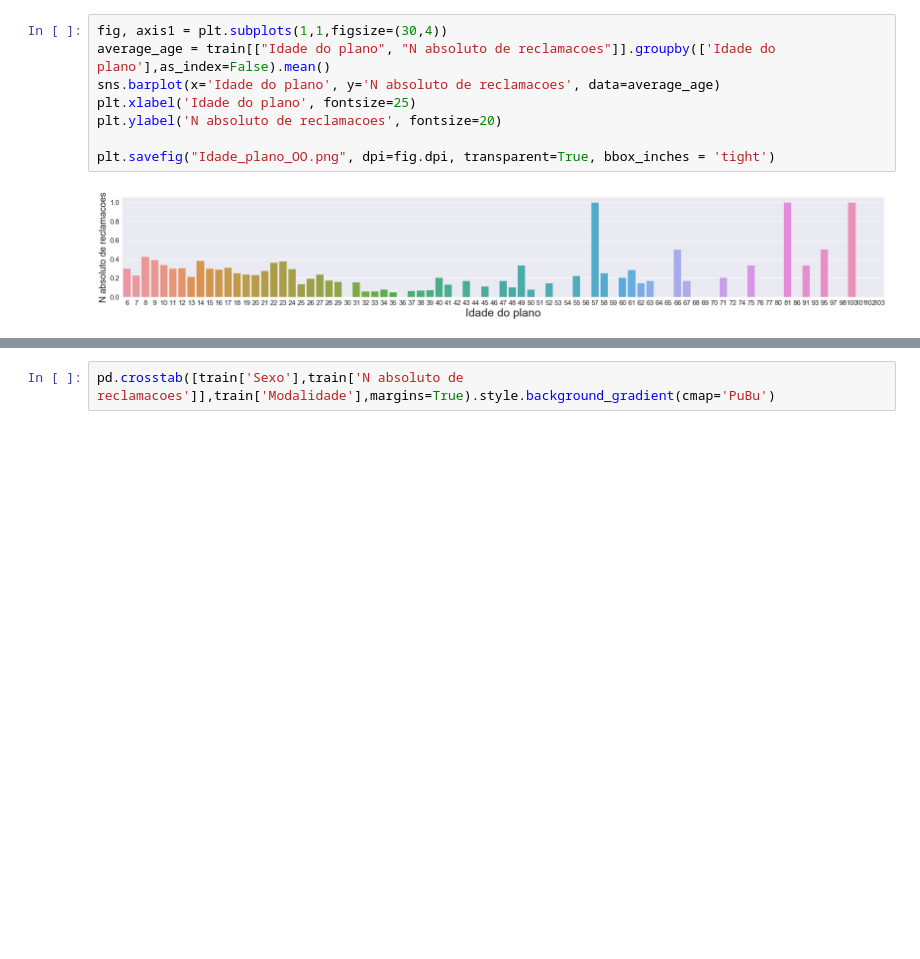
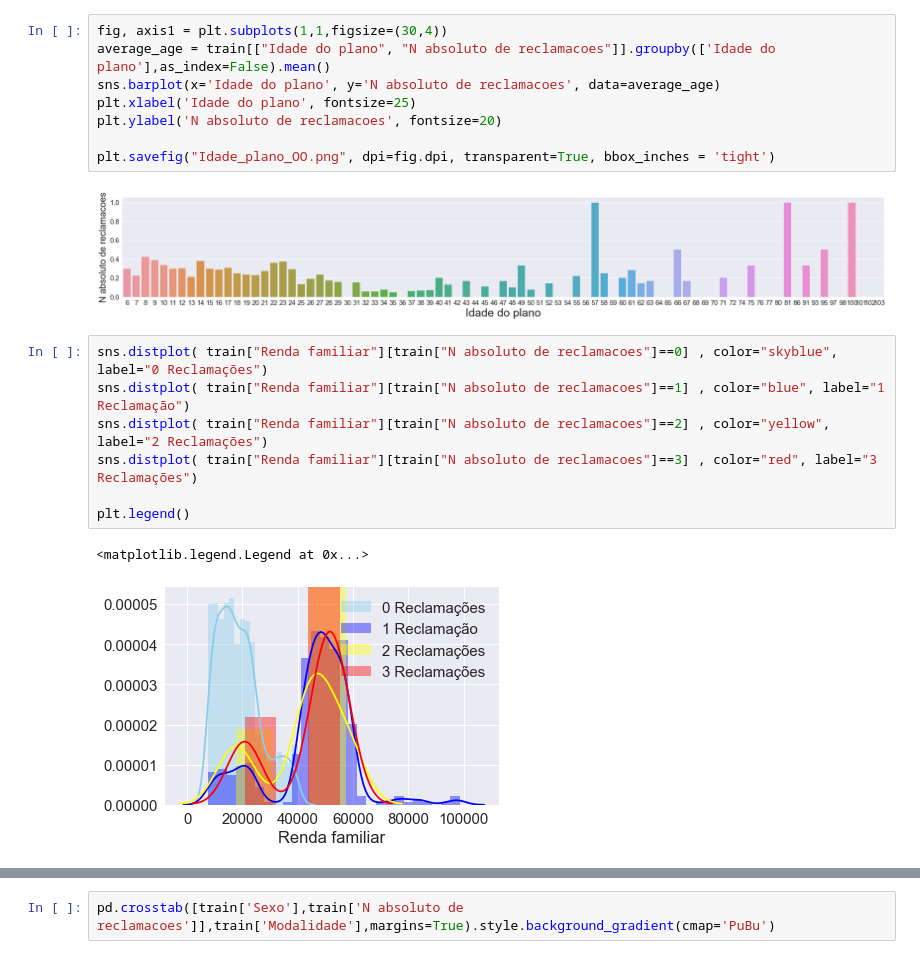
Before and after one commit to Pombalino/FGV, a Jupyter notebook: Análise BD Competition.ipynb, the cells around one changed output, grey strips where cells are left out. Cells and saved outputs as stored; diff of their text form; blank space fills up the shorter version.

```diff
--- a/Análise BD Competition.ipynb
+++ b/Análise BD Competition.ipynb
@@ -123,3 +123,13 @@ plt.ylabel('N absoluto de reclamacoes', fontsize=20)
 plt.savefig("Idade_plano_OO.png", dpi=fig.dpi, transparent=True, bbox_inches = 'tight')
 # %% [output]
 [figure]
+# %%
+sns.distplot( train["Renda familiar"][train["N absoluto de reclamacoes"]==0] , color="skyblue", label="0 Reclamações")
+sns.distplot( train["Renda familiar"][train["N absoluto de reclamacoes"]==1] , color="blue", label="1 Reclamação")
+sns.distplot( train["Renda familiar"][train["N absoluto de reclamacoes"]==2] , color="yellow", label="2 Reclamações")
+sns.distplot( train["Renda familiar"][train["N absoluto de reclamacoes"]==3] , color="red", label="3 Reclamações")
+
+plt.legend()
+# %% [output]
+<matplotlib.legend.Legend at 0x...>
+[figure, added]
```
Also changed, not shown: parts of 15 cells of this notebook, 1 other file.
